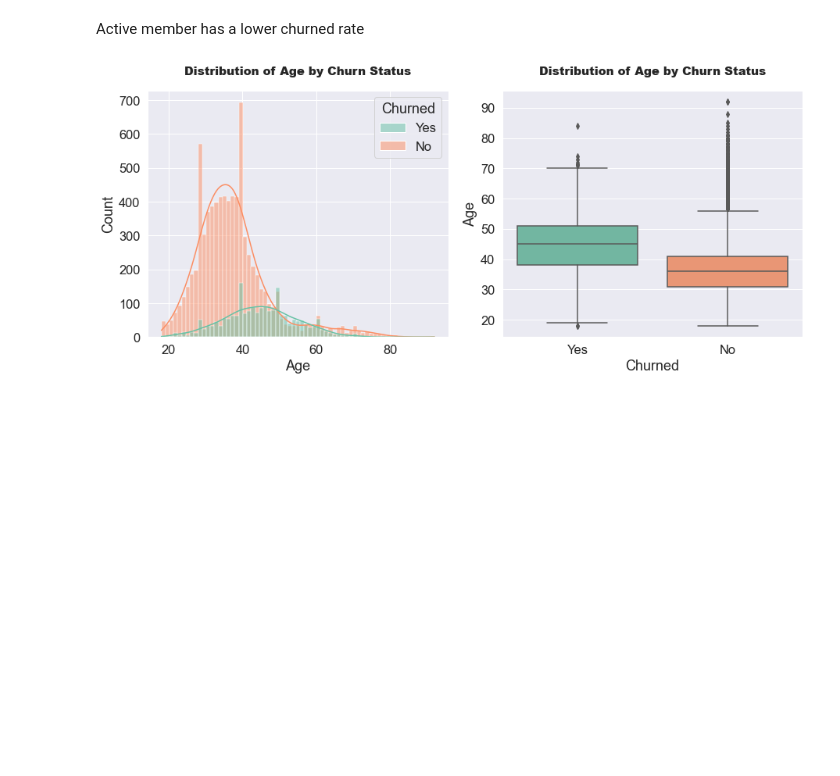
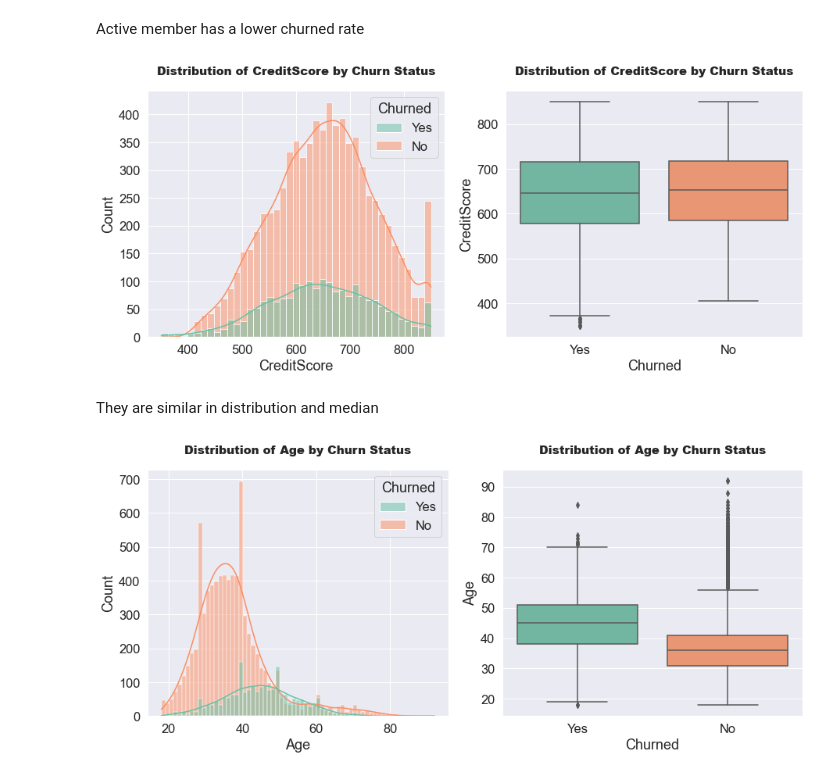
Before and after one commit to JasonXie23/Bank-Client-churned-Predictive-analysis, a Jupyter notebook: Bank_churn_notebook.ipynb, the cells around one changed output. Cells and saved outputs as stored; diff of their text form; code cells hidden in the pictures; blank space fills up the shorter version.

```diff
--- a/Bank_churn_notebook.ipynb
+++ b/Bank_churn_notebook.ipynb
@@ -260,6 +262,12 @@ def continous_plot(column):
     plt.title(f"Distribution of {column} by Churn Status",fontweight="black",pad=20,size=15)
     plt.tight_layout()
     plt.show()
+# %%
+continous_plot("CreditScore")
+# %% [output]
+[figure, added]
+# %% [markdown]
+They are similar in distribution and median
 # %%
 continous_plot("Age")
 # %% [output]
```
Also changed, not shown: parts of 4 cells of this notebook.
